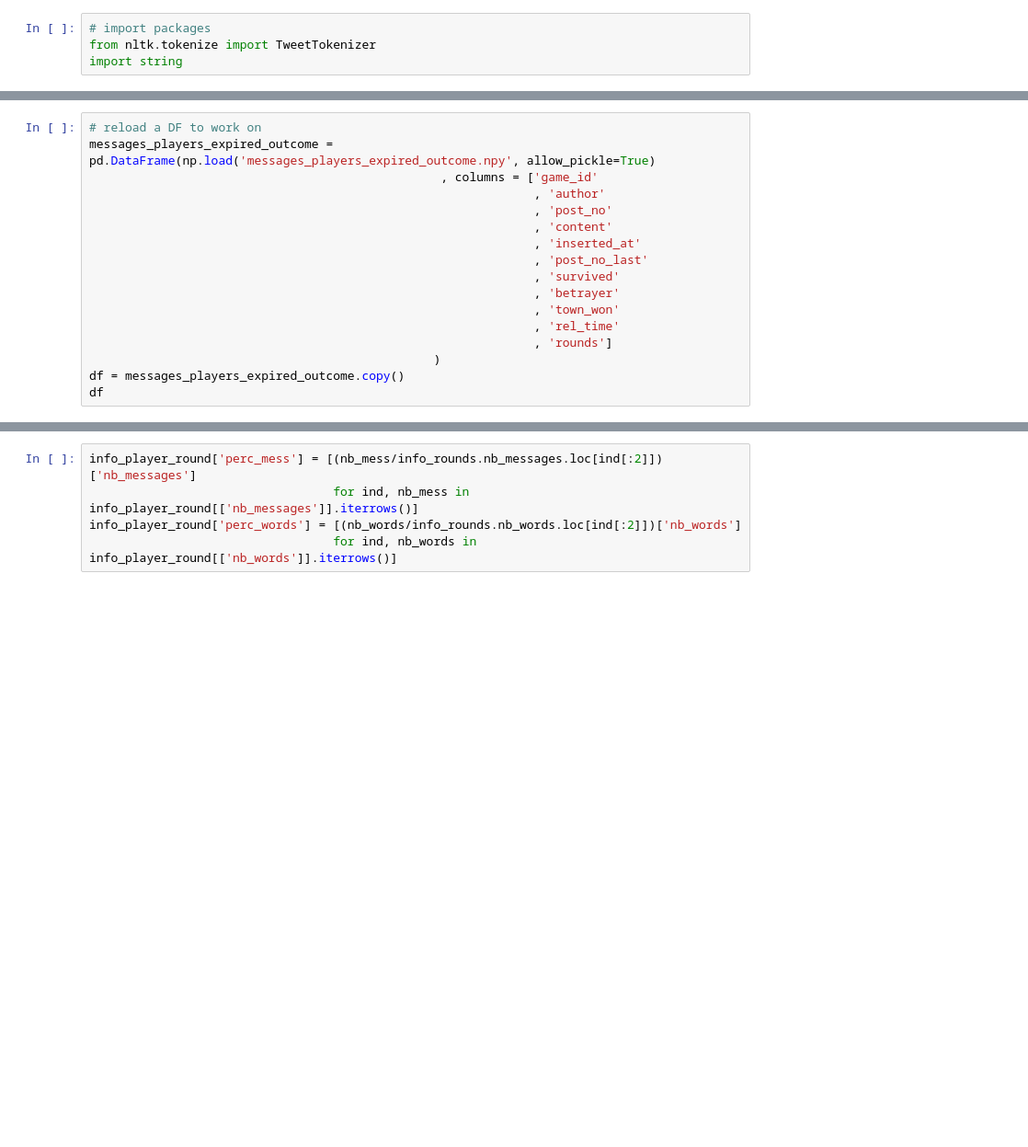
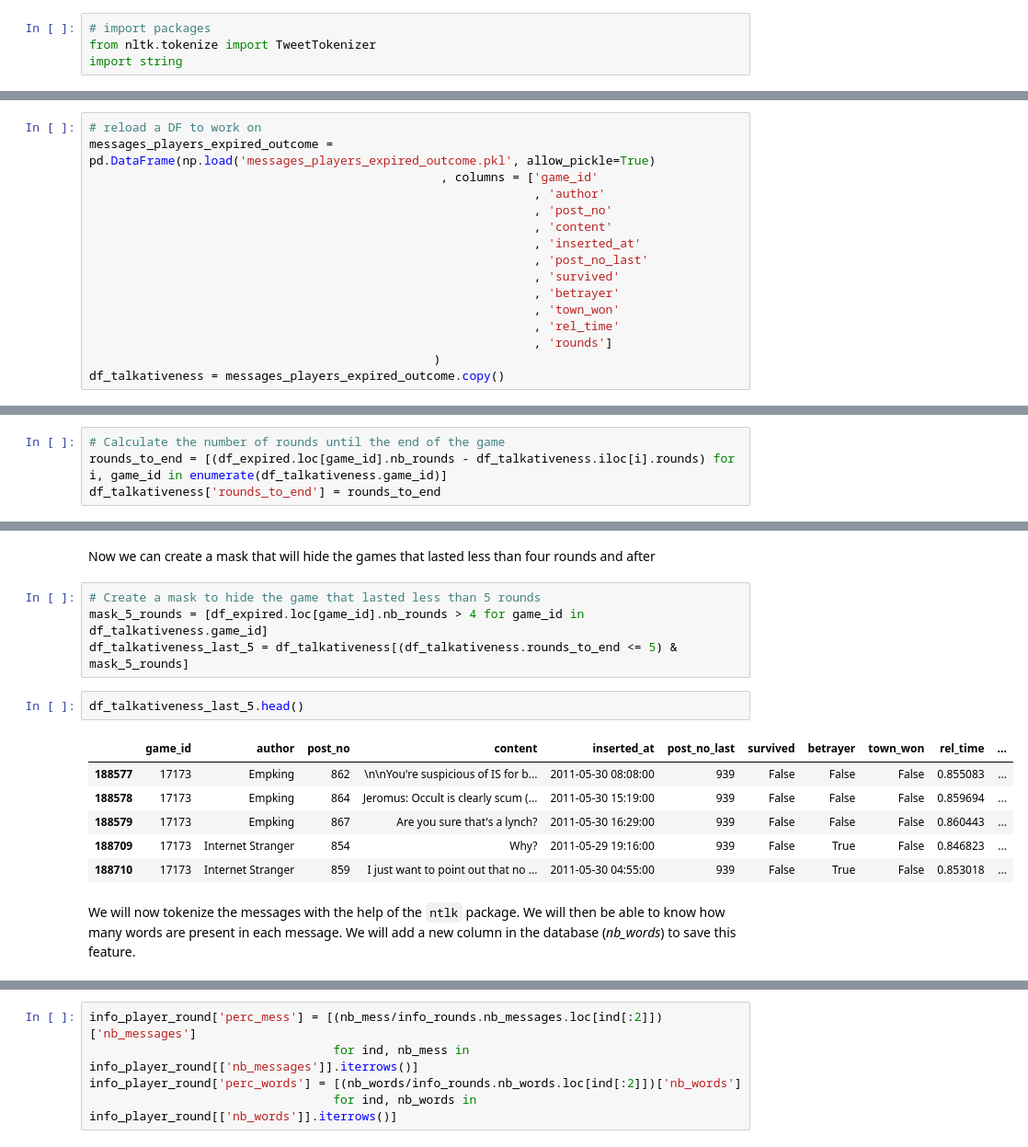
Before and after one commit to epfl-ada/ada-2020-project-milestone-p3-p3_bamboozled-gang, a Jupyter notebook: project_report.ipynb, the cells around one changed output, grey strips where cells are left out. Shown: that part at 92% size. Saved outputs shown, nothing was run; the diff lists cells and outputs as text; blank space fills up the shorter version.

```diff
--- a/project_report.ipynb
+++ b/project_report.ipynb
@@ -800,6 +804,6 @@ import string
 # %%
 # reload a DF to work on
-messages_players_expired_outcome =  pd.DataFrame(np.load('messages_players_expired_outcome.npy', allow_pickle=True)
+messages_players_expired_outcome =  pd.DataFrame(np.load('messages_players_expired_outcome.pkl', allow_pickle=True)
                                                  , columns = ['game_id'
                                                               , 'author'
                                                               , 'post_no'
@@ -812,5 +816,4 @@ messages_players_expired_outcome =  pd.DataFrame(np.load('messages_players_expir
                                                               , 'rel_time'
                                                               , 'rounds']
                                                 )
-df = messages_players_expired_outcome.copy()
-df
+df_talkativeness = messages_players_expired_outcome.copy()
@@ -830,0 +833,4 @@ df
+# %%
+# Calculate the number of rounds until the end of the game
+rounds_to_end = [(df_expired.loc[game_id].nb_rounds - df_talkativeness.iloc[i].rounds) for i, game_id in enumerate(df_talkativeness.game_id)]
+df_talkativeness['rounds_to_end'] = rounds_to_end
@@ -831,3 +846,20 @@ df
+# %% [markdown]
+Now we can create a mask that will hide the games that lasted less than four rounds and after
+# %%
+# Create a mask to hide the game that lasted less than 5 rounds
+mask_5_rounds = [df_expired.loc[game_id].nb_rounds > 4 for game_id in df_talkativeness.game_id]
+df_talkativeness_last_5 = df_talkativeness[(df_talkativeness.rounds_to_end <= 5) & mask_5_rounds]
+# %%
+df_talkativeness_last_5.head()
+# %% [output]
+|  | game_id | author | post_no | content | inserted_at | post_no_last | survived | betrayer | town_won | rel_time | ... |
+| 188577 | 17173 | Empking | 862 | \n\nYou're suspicious of IS for b... | 2011-05-30 08:08:00 | 939 | False | False | False | 0.855083 | ... |
+| 188578 | 17173 | Empking | 864 | Jeromus: Occult is clearly scum (... | 2011-05-30 15:19:00 | 939 | False | False | False | 0.859694 | ... |
+| 188579 | 17173 | Empking | 867 | Are you sure that's a lynch? | 2011-05-30 16:29:00 | 939 | False | False | False | 0.860443 | ... |
+| 188709 | 17173 | Internet Stranger | 854 | Why? | 2011-05-29 19:16:00 | 939 | False | True | False | 0.846823 | ... |
+| 188710 | 17173 | Internet Stranger | 859 | I just want to point out that no ... | 2011-05-30 04:55:00 | 939 | False | True | False | 0.853018 | ... |
+# %% [markdown]
+We will now tokenize the messages with the help of the `ntlk` package. We will then be able to know how many words are present in each message. We will add a new column in the database (*nb_words*) to save this feature.
 # %%
 # define a tokenizer based on a tweeter tokenizer from nltk package
 tknzr = TweetTokenizer(strip_handles=True, reduce_len=True)
```
Also changed, not shown: parts of 31 cells of this notebook.
